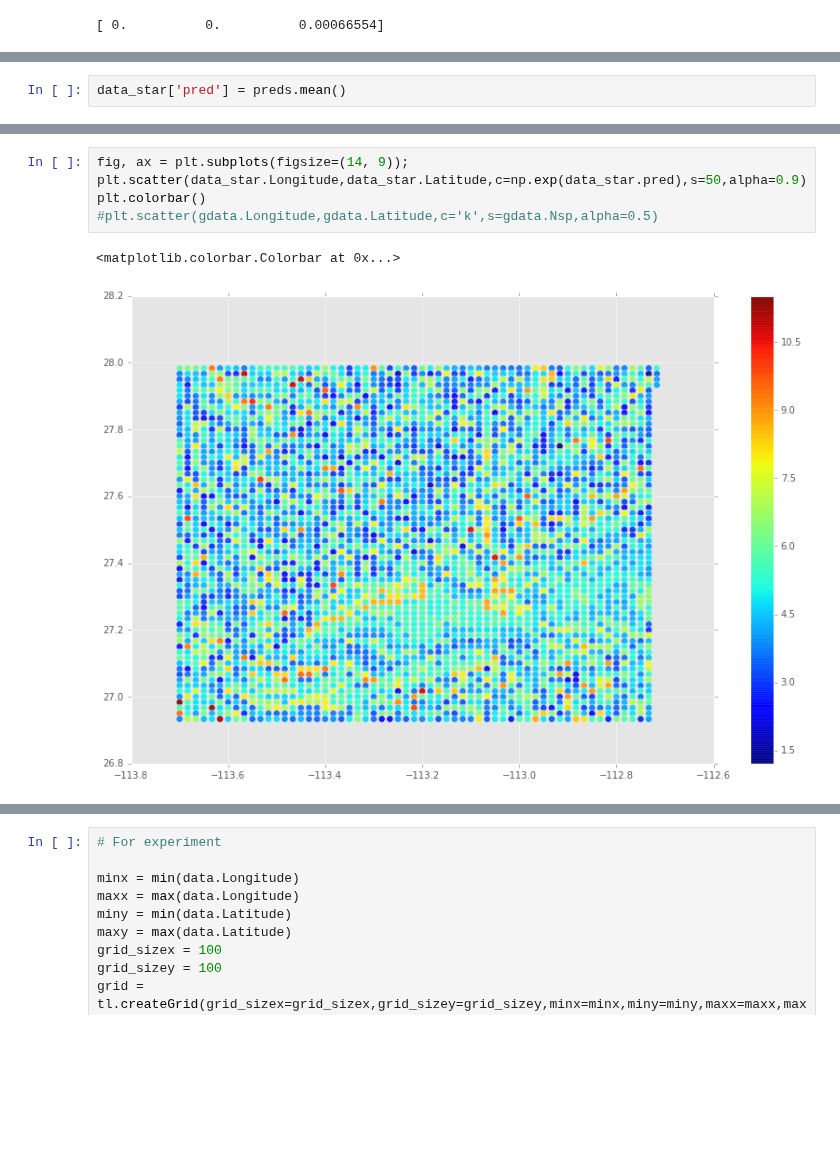
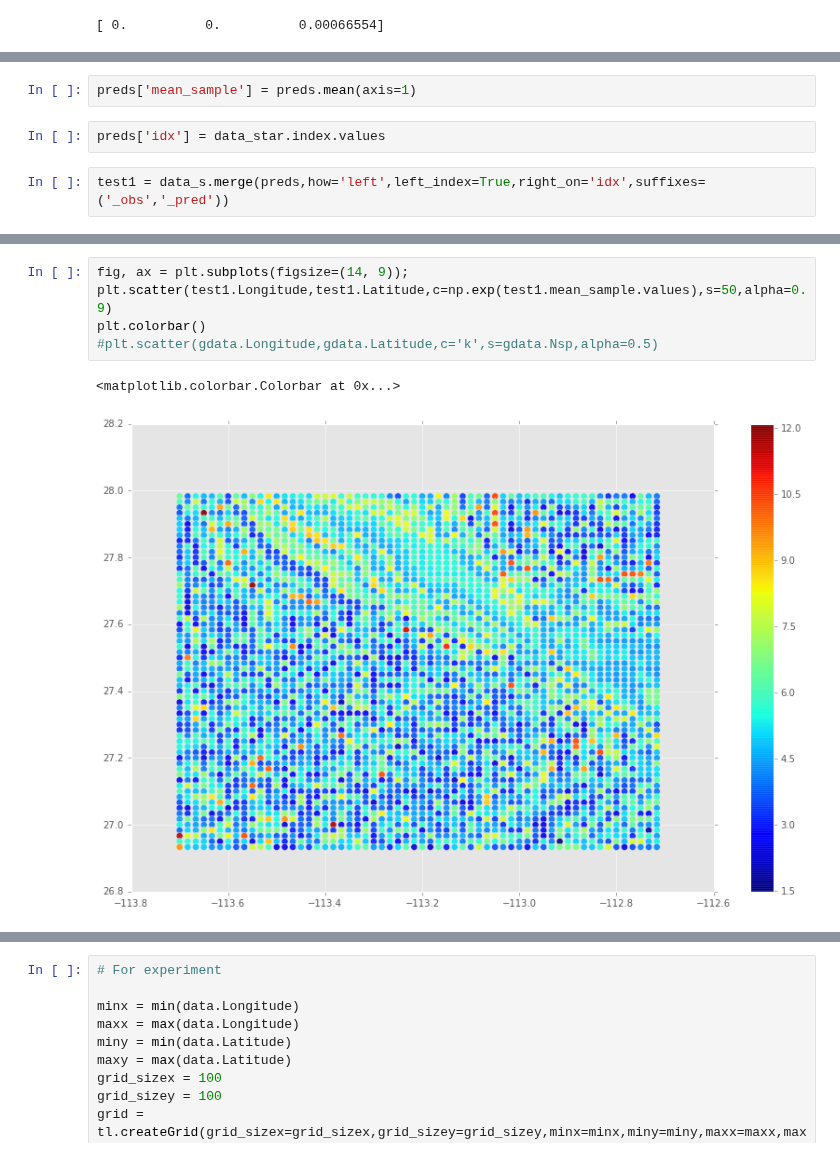
Before and after one commit to molgor/biospytial, a Jupyter notebook: ipython-notebooks/demos/statistical_models/[Spatial Regression] Extracting Taxa from grid.ipynb, the cells around one changed output, grey strips where cells are left out. Cells and saved outputs as stored; diff of their text form; blank space fills up the shorter version.

Commit message:
DEsigining plot of predicted values

```diff
--- a/ipython-notebooks/demos/statistical_models/[Spatial Regression] Extracting Taxa from grid.ipynb
+++ b/ipython-notebooks/demos/statistical_models/[Spatial Regression] Extracting Taxa from grid.ipynb
@@ -262,2 +264,6 @@ preds = pd.DataFrame(pred_samples['f_star'])
-# %%
-data_star['pred'] = preds.mean()
+# %%
+preds['mean_sample'] = preds.mean(axis=1)
+# %%
+preds['idx'] = data_star.index.values
+# %%
+test1 = data_s.merge(preds,how='left',left_index=True,right_on='idx',suffixes=('_obs','_pred'))
@@ -271,9 +298,9 @@ plt.colorbar()
 [figure]
 # %%
 fig, ax = plt.subplots(figsize=(14, 9));
-plt.scatter(data_star.Longitude,data_star.Latitude,c=np.exp(data_star.pred),s=50,alpha=0.9)
+plt.scatter(test1.Longitude,test1.Latitude,c=np.exp(test1.mean_sample.values),s=50,alpha=0.9)
 plt.colorbar()
 #plt.scatter(gdata.Longitude,gdata.Latitude,c='k',s=gdata.Nsp,alpha=0.5)
 # %% [output]
 <matplotlib.colorbar.Colorbar at 0x...>
-[figure, old version]
+[figure, new version]
```
Also changed, not shown: parts of 36 cells of this notebook, 1 other file.
